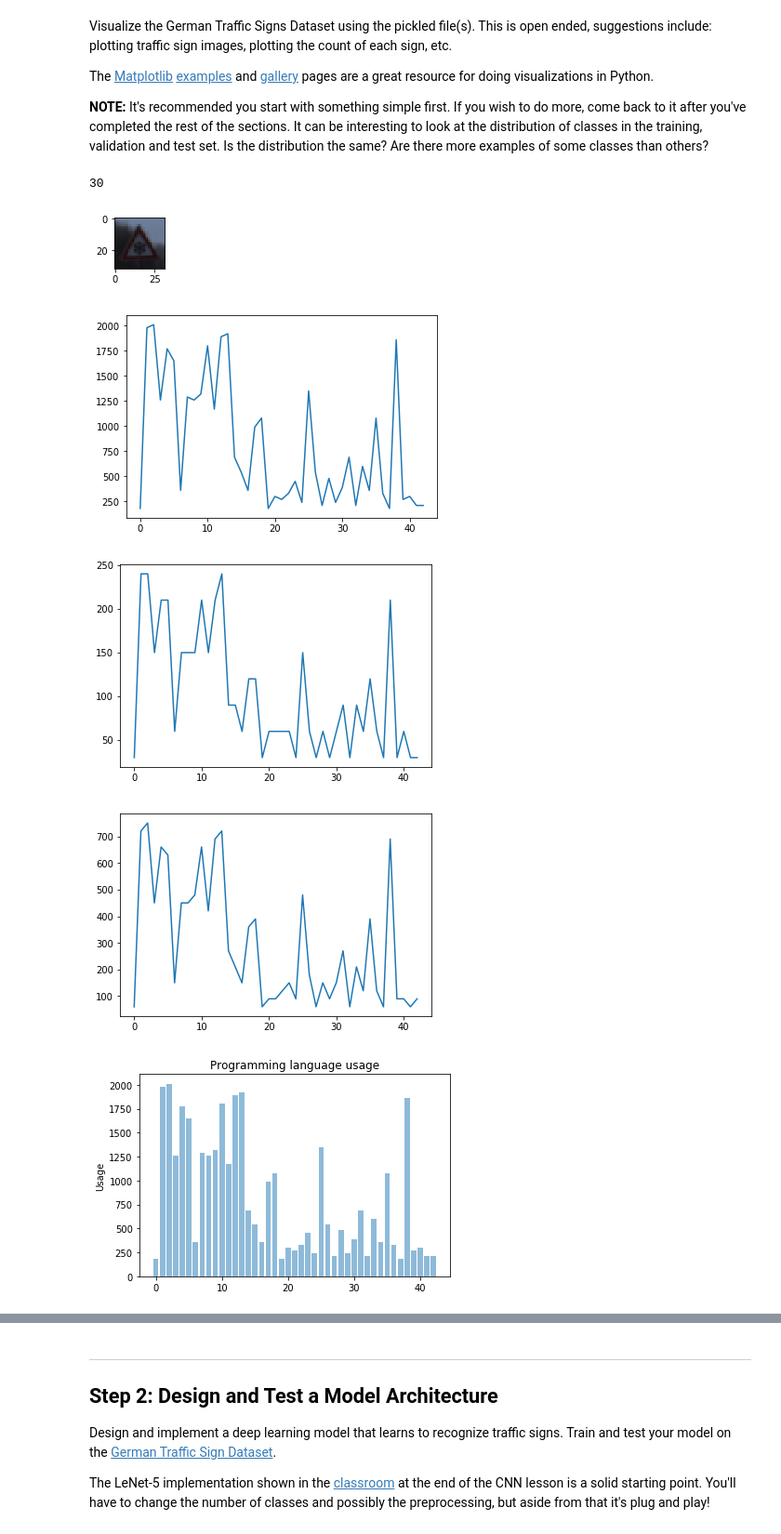
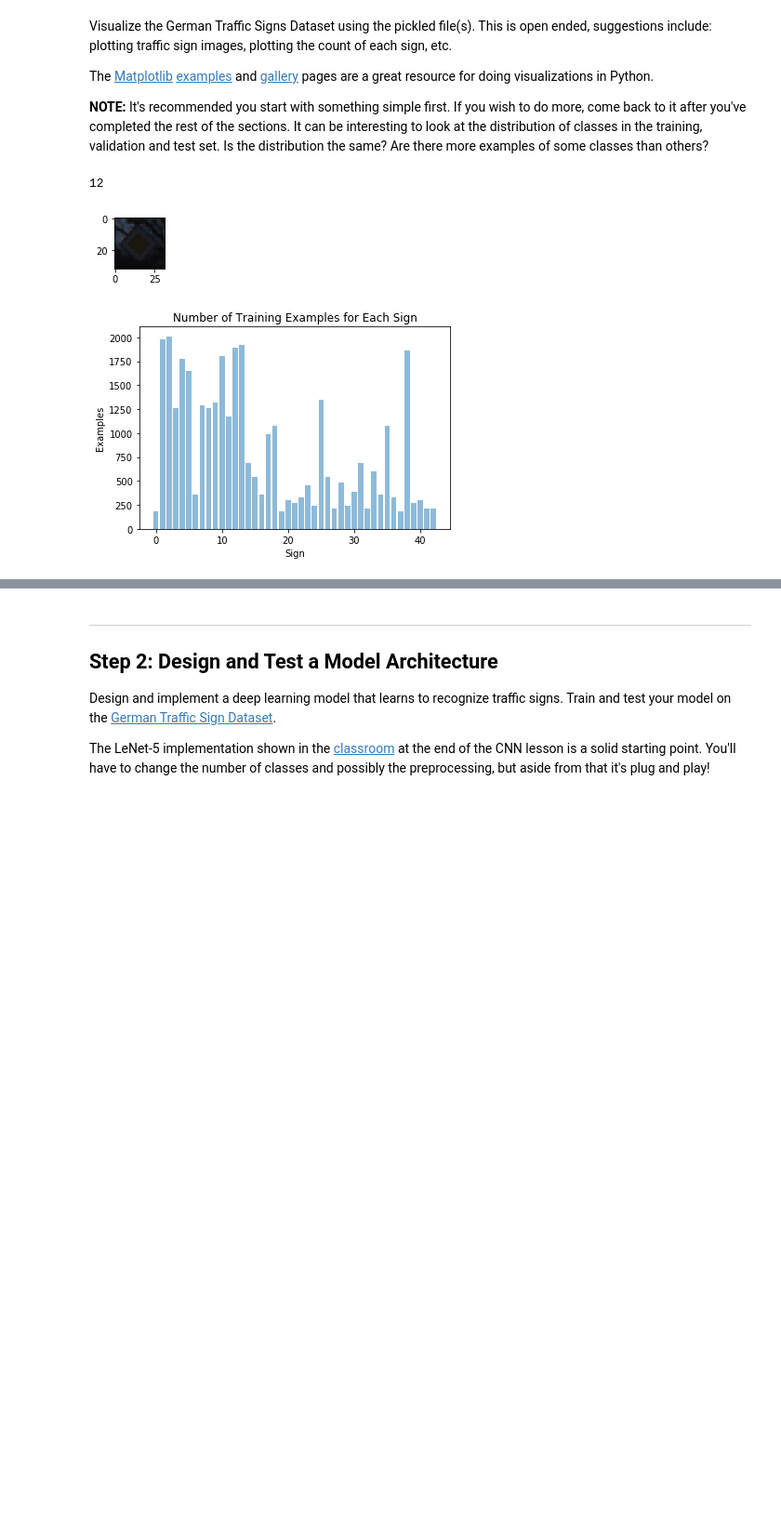
Before and after one commit to thomasdunlap/TensorFlow-Traffic-Sign-Classification, a Jupyter notebook: Traffic_Sign_Classifier.ipynb, the cells around one changed output, grey strips where cells are left out. Shown at 93% size. Saved outputs shown, nothing was run; the diff lists cells and outputs as text; code cells hidden in the pictures; blank space fills up the shorter version.

Commit message:
Finished submittable, but probably not final, visualization block.

```diff
--- a/Traffic_Sign_Classifier.ipynb
+++ b/Traffic_Sign_Classifier.ipynb
@@ -123,54 +123,38 @@ The [Matplotlib](http://matplotlib.org/) [examples](http://matplotlib.org/exampl
 # %%
 # Matplotlib for plotting visualizations
 import matplotlib.pyplot as plt
 # Random number generator library
 import random
 # Visualizations will be shown in the notebook.
 %matplotlib inline
 
 # Create random integer index in range of the number of training examples
 index = random.randint(0, n_train_unaugmented)
 
 # Image based on random index
 image = X_train_uint8[index]
 
 # Create figure in 1 inch x 1 inch space
 plt.figure(figsize=(1,1))
 plt.imshow(image)
 
 # Print corresponding value in csv
 print(y_train_unaugmented[index])
 
-# Histograms of the labels in each data set.
+# Barplot of number of examples for each type of sign.
 # Labels not uniformly distributed
-# Relative distribution across training, test, and validation sets is good
 plt.figure()
+# Creates histogram data where zero indexed array is number of examples per sign.
 hist_train = np.histogram(y_train_unaugmented,n_classes)
-plt.plot(np.arange(0, n_classes, 1), hist_train[0])
-plt.figure()
-hist_valid = np.histogram(y_valid, n_classes)
-plt.plot(np.arange(0, n_classes, 1), hist_valid[0])
-plt.figure()
-hist_test = np.histogram(y_test, n_classes)
-plt.plot(np.arange(0, n_classes, 1), hist_test[0])
-plt.figure()
-
-#objects = ('Python', 'C++', 'Java', 'Perl', 'Scala', 'Lisp')
-y_pos = np.arange(n_classes)
-performance = hist_train[0]
-
+y_pos = np.arange(n_classes) # Number of bars
+performance = hist_train[0] # Examples
 plt.bar(y_pos, performance, align='center', alpha=0.5)
-#plt.xticks(y_pos, None)
-plt.ylabel('Usage')
-plt.title('Programming language usage')
+plt.ylabel('Examples')
+plt.xlabel('Sign')
+plt.title('Number of Training Examples for Each Sign')
 
 plt.show()
-
-print(hist_train[0])
 # %% [output]
-30
+12
-[figure, old version]
+[figure, new version]
-[figure, old version]
+[figure, new version]
-[figure, removed]
-[figure, removed]
-[figure, removed]
```
Also changed, not shown: parts of 1 cell of this notebook.
